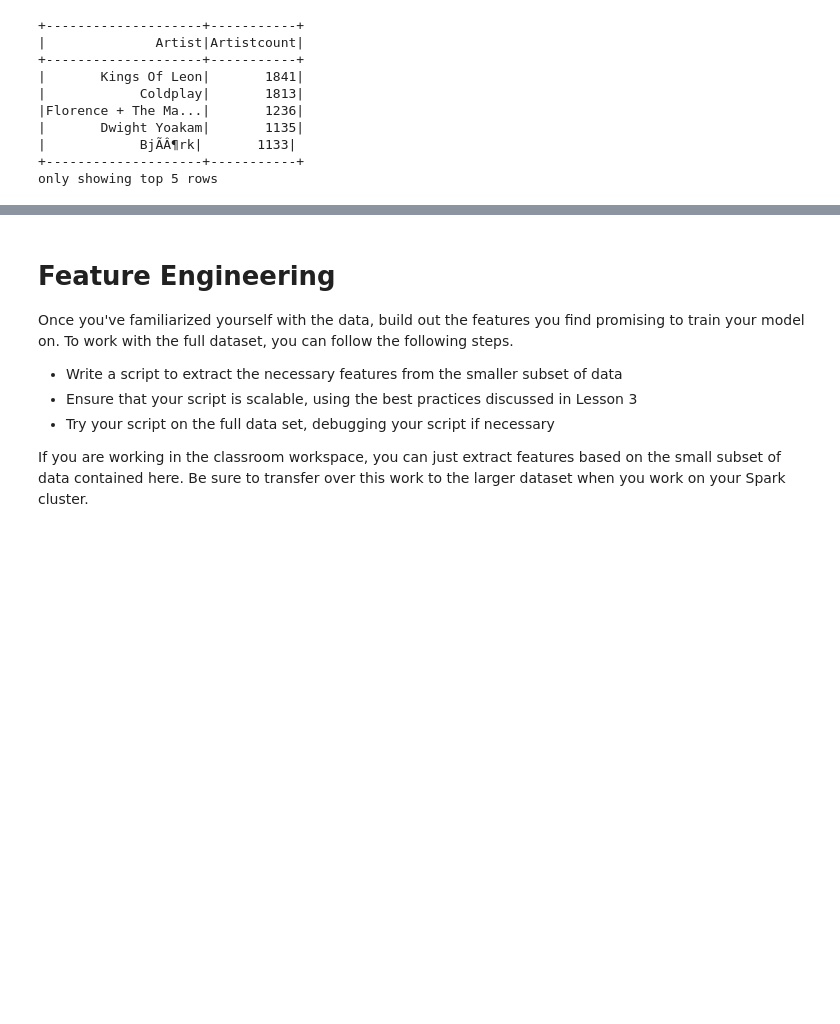
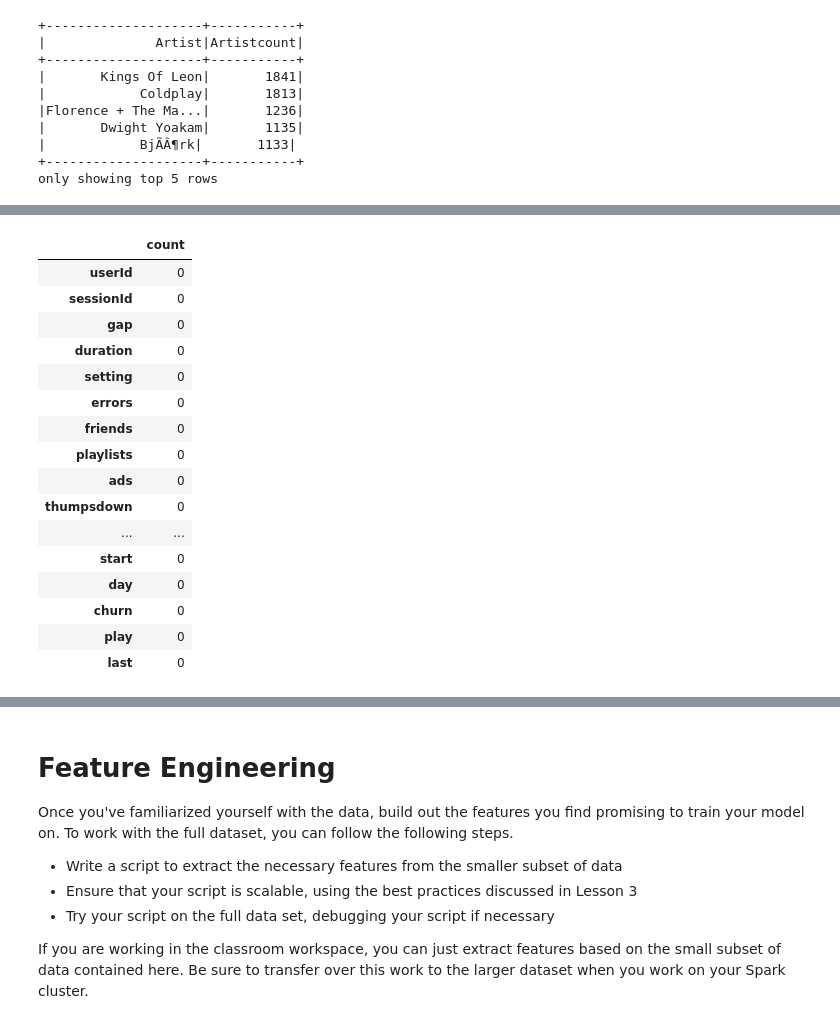
Before and after one commit to stillqe/sparkify, a Jupyter notebook: Sparkify.ipynb, the cells around one changed output, grey strips where cells are left out. Saved outputs shown, nothing was run; the diff lists cells and outputs as text; code cells hidden in the pictures; blank space fills up the shorter version.

```diff
--- a/Sparkify.ipynb
+++ b/Sparkify.ipynb
@@ -199,0 +218,26 @@ df.select(['userId', 'churn']).dropDuplicates().groupby('churn').count().show()
+# %%
+
+
+sessions = df.groupBy('userId', 'sessionId').agg(count('song').alias('play'),
+                                                 max('cancel').alias('churn'),
+                                            min('day').alias('day'),
+                                            min('ts').alias('start'),
+                                            max('ts').alias('end'),
+                                           max('cancel').alias('cancel'),
+                                           sum('thumpsup').alias('thumpsup'),
+                                           sum('thumpsdown').alias('thumpsdown'),
+                                           sum('ad').alias('ads'),
+                                           sum('playlist').alias('playlists'),
+                                           sum('friend').alias('friends'),
+                                           sum('error').alias('errors'),
+                                           sum('setting').alias('setting')) \
+    .withColumn('duration', (col('end') - col('start')).cast(IntegerType()))
+# %%
+windowSpec = Window.partitionBy('userId').orderBy('start')
+userWindow = Window.partitionBy('userId')
+sessions = sessions.withColumn('gap', col('day') - lag('day', 1, 0).over(windowSpec))
+sessions = sessions.withColumn('churn', max('cancel').over(userWindow))
+sessions = sessions.withColumn('last', max('day').over(userWindow))
+#It is practically not useful to predict churning with entire records including right before churning.
+# Exclude the record from 30 days before last sessions.
+sessions = sessions.withColumn('last', max('day').over(userWindow))
@@ -199,0 +246,3 @@ df.select(['userId', 'churn']).dropDuplicates().groupby('churn').count().show()
+# %%
+sessions = sessions.where(sessions.day < (sessions.last-30))
+sessions.where(sessions.churn == '1').show(100)
@@ -200,3 +287,23 @@ df.select(['userId', 'churn']).dropDuplicates().groupby('churn').count().show()
+# %%
+count_missings(sessions)
+# %% [output]
+|  | count |
+| userId | 0 |
+| sessionId | 0 |
+| gap | 0 |
+| duration | 0 |
+| setting | 0 |
+| errors | 0 |
+| friends | 0 |
+| playlists | 0 |
+| ads | 0 |
+| thumpsdown | 0 |
+| ... | ... |
+| start | 0 |
+| day | 0 |
+| churn | 0 |
+| play | 0 |
+| last | 0 |
 # %%
 import pyspark.sql.functions as F
 def count_missings(spark_df,sort=True):
```
Also changed, not shown: parts of 46 cells of this notebook.
